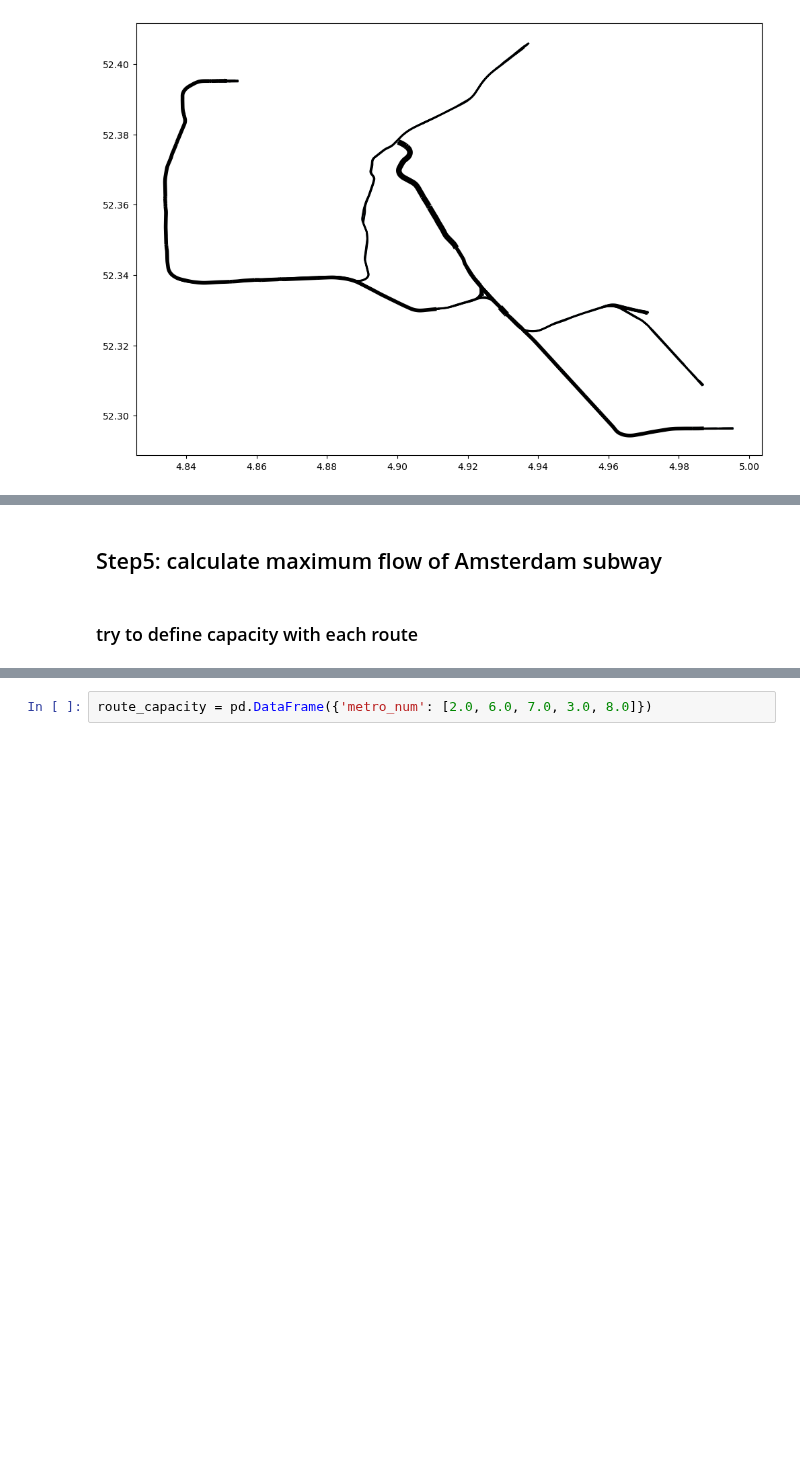
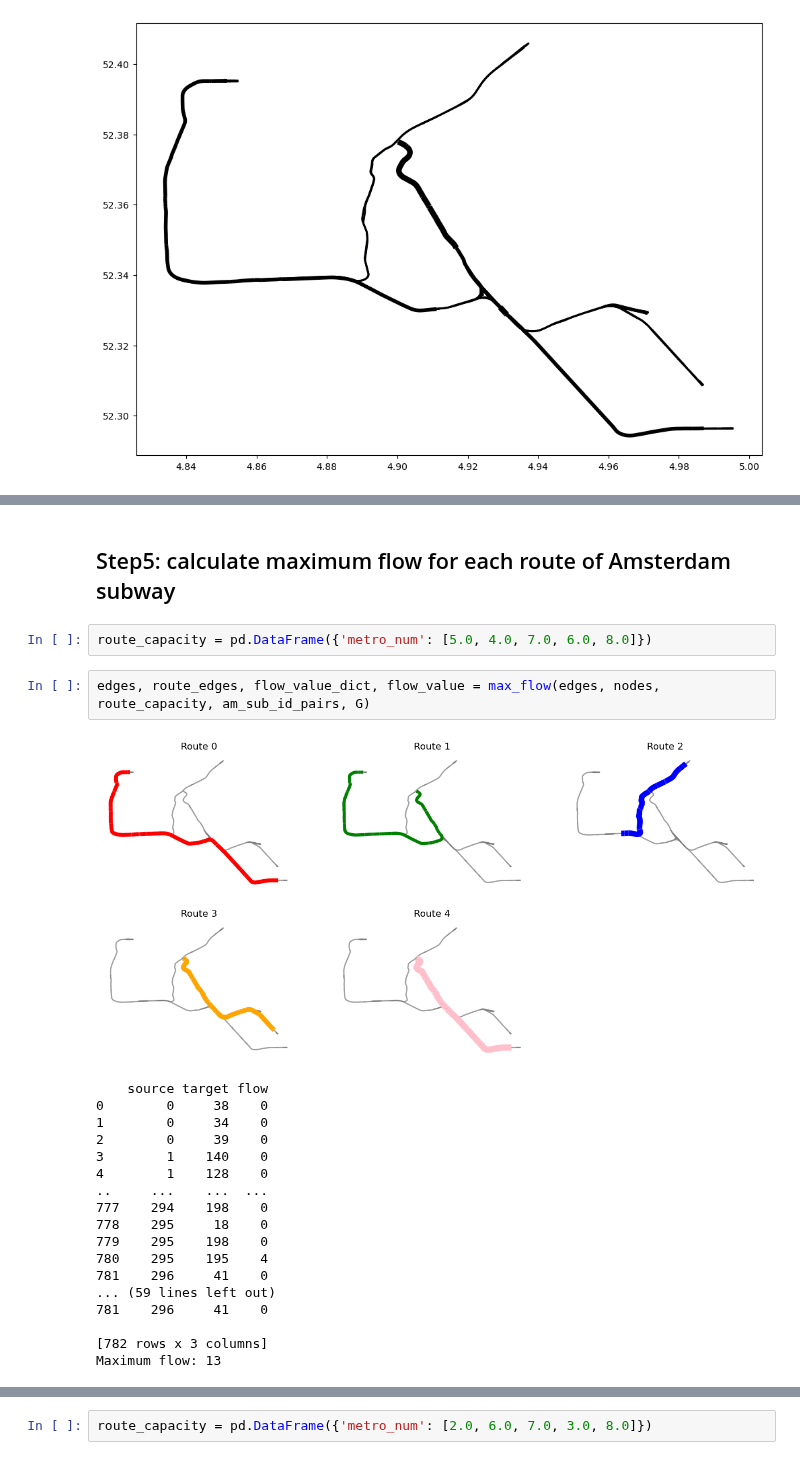
Before and after one commit to SYuGao/uvmt, a Jupyter notebook: notebooks/network_modelling.ipynb, the cells around one changed output, grey strips where cells are left out. Cells and saved outputs as stored; diff of their text form; blank space fills up the shorter version.

```diff
--- a/notebooks/network_modelling.ipynb
+++ b/notebooks/network_modelling.ipynb
@@ -676,9 +766,30 @@ plt.show()
 # %% [output]
 [figure]
 # %% [markdown]
-## Step5: calculate maximum flow of Amsterdam subway
+## Step5: calculate maximum flow for each route of Amsterdam subway
-# %% [markdown]
-### try to define capacity with each route
+# %%
+route_capacity = pd.DataFrame({'metro_num': [5.0, 4.0, 7.0, 6.0, 8.0]})
+# %%
+edges, route_edges, flow_value_dict, flow_value = max_flow(edges, nodes, route_capacity, am_sub_id_pairs, G)
+# %% [output]
+[figure, added]
+    source target flow
+0        0     38    0
+1        0     34    0
+2        0     39    0
+3        1    140    0
+4        1    128    0
+..     ...    ...  ...
+777    294    198    0
+778    295     18    0
+779    295    198    0
+780    295    195    4
+781    296     41    0
+... (59 lines left out)
+781    296     41    0
+
+[782 rows x 3 columns]
+Maximum flow: 13
 # %%
 edges
 # %% [output]
```
Also changed, not shown: parts of 14 cells of this notebook, 1 other file.
